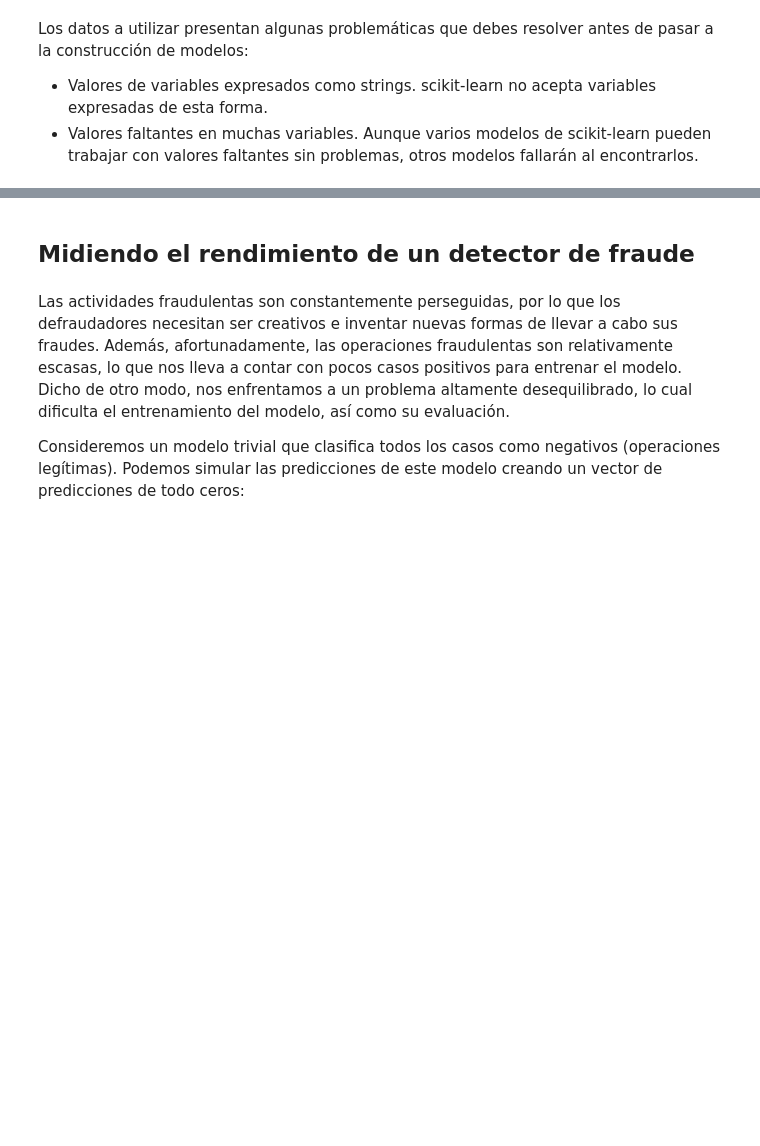
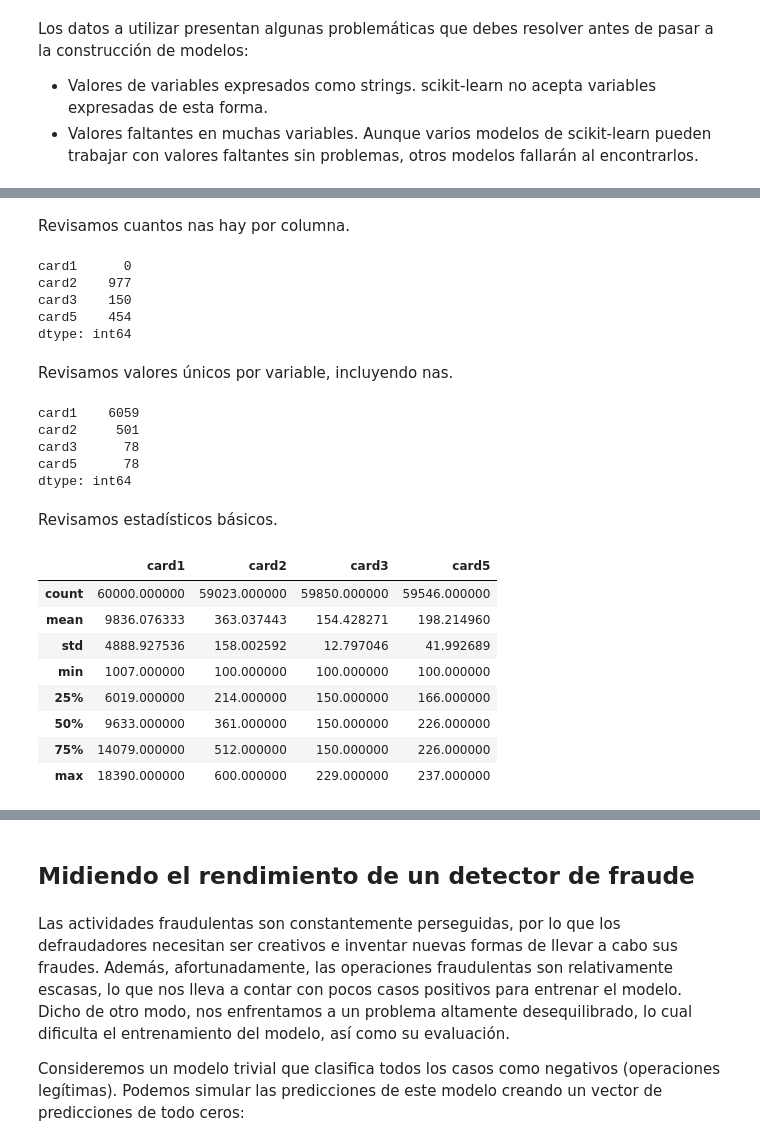
Before and after one commit to danielhuarita/decision_tree_ensembles, a Jupyter notebook: code/fraudDetection_student.ipynb, the cells around one changed output, grey strips where cells are left out. Drawn from its saved outputs; the diff is of its cells as text; code cells hidden in the pictures; blank space fills up the shorter version.

```diff
--- a/code/fraudDetection_student.ipynb
+++ b/code/fraudDetection_student.ipynb
@@ -79,0 +334,12 @@ Aplica las transformaciones que creas necesarias para tener los datos listos par
+# %%
+# Generamos el flag cuando los dominios de correo electrónico de comprador o vendedor son iguales,
+# Si son iguales, asignamos 1, de lo contrario, asignamos 0
+# Asignamos en Train
+train['email_domain_match'] = (train['P_emaildomain'] == train['R_emaildomain']).astype(int)
+# Asignamos en Test
+test['email_domain_match'] = (test['P_emaildomain'] == test['R_emaildomain']).astype(int)
+
+# Agregamos la nueva variable email_domain_match a la lista de columnas categóricas base
+base_columns_cat.append('email_domain_match')
+# Verificamos la distribución de la nueva variable email_domain_match en el conjunto de entrenamiento
+train['email_domain_match'].value_counts(dropna=False, normalize=True)
@@ -79,0 +355,11 @@ Aplica las transformaciones que creas necesarias para tener los datos listos par
+# %%
+# Columnas categóricas en el segmento de columnas base
+columns_cat = ['addr1','addr2','P_emaildomain','R_emaildomain']
+columns_cat_fix = [col+'_fix' for col in columns_cat]
+
+# Rellenamos los valores faltantes en las columnas categóricas con 'missing'
+train[columns_cat_fix] = train[columns_cat].fillna('missing')
+test[columns_cat_fix] = test[columns_cat].fillna('missing')
+
+# Verificamos que ya no haya valores faltantes en las columnas
+train[columns_cat_fix].isna().sum()
@@ -79,0 +374,14 @@ Aplica las transformaciones que creas necesarias para tener los datos listos par
+# %%
+# Creamos un diccionario para almacenar los mapas de frecuencia de cada columna categórica
+freq_maps_columns_cat = {}
+for col in columns_cat_fix:
+    freq_maps_columns_cat[col] = train[col].value_counts()
+
+# Creamos nuevas columnas para cada columna categórica con la frecuencia de cada categoría
+base_columns_cat_freq = []
+for col in columns_cat_fix:
+    colname_freq = col + '_freq'
+    train[colname_freq] = train[col].map(freq_maps_columns_cat[col])
+    base_columns_cat_freq.append(colname_freq)
+
+train[base_columns_cat_freq].head()
@@ -79,0 +481,35 @@ Aplica las transformaciones que creas necesarias para tener los datos listos par
+# %% [markdown]
+Revisamos cuantos nas hay por columna.
+# %%
+numeric_cols =train[card_columns].dtypes[train[card_columns].dtypes != 'object'].index.tolist()
+train[numeric_cols].isna().sum()
+# %% [output]
+card1      0
+card2    977
+card3    150
+card5    454
+dtype: int64
+# %% [markdown]
+Revisamos valores únicos por variable, incluyendo nas.
+# %%
+train[numeric_cols].nunique(dropna=False)
+# %% [output]
+card1    6059
+card2     501
+card3      78
+card5      78
+dtype: int64
+# %% [markdown]
+Revisamos estadísticos básicos.
+# %%
+train[numeric_cols].describe()
+# %% [output]
+|  | card1 | card2 | card3 | card5 |
+| count | 60000.000000 | 59023.000000 | 59850.000000 | 59546.000000 |
+| mean | 9836.076333 | 363.037443 | 154.428271 | 198.214960 |
+| std | 4888.927536 | 158.002592 | 12.797046 | 41.992689 |
+| min | 1007.000000 | 100.000000 | 100.000000 | 100.000000 |
+| 25% | 6019.000000 | 214.000000 | 150.000000 | 166.000000 |
+| 50% | 9633.000000 | 361.000000 | 150.000000 | 226.000000 |
+| 75% | 14079.000000 | 512.000000 | 150.000000 | 226.000000 |
+| max | 18390.000000 | 600.000000 | 229.000000 | 237.000000 |
```
Also changed, not shown: parts of 140 cells of this notebook.
